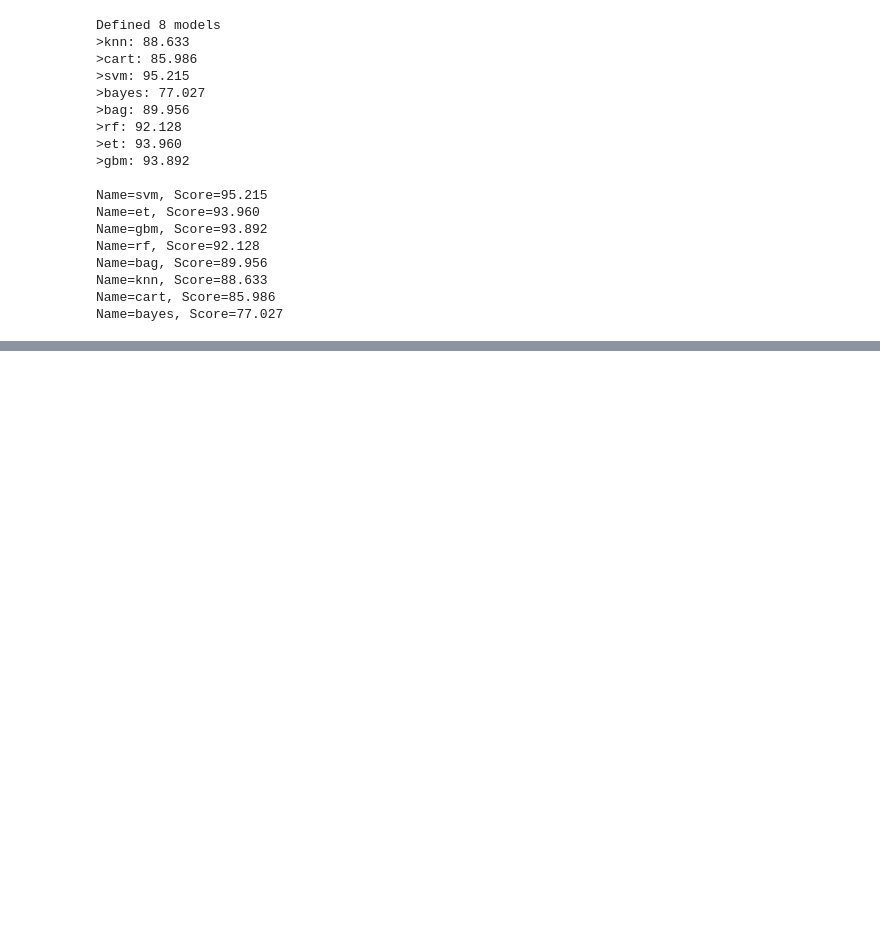
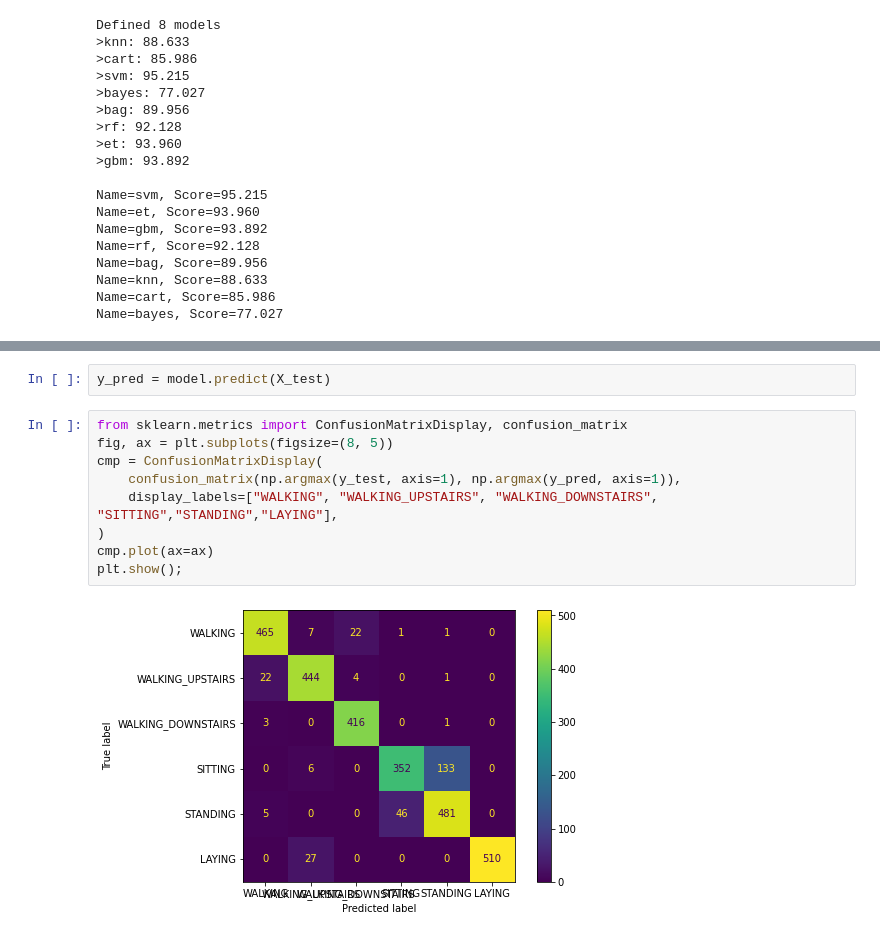
Before and after one commit to xzhangmiles/CS6140_SP_2022_Project_Human_Activity_Recognition, a Jupyter notebook: CS6140_Term_Project_Group_13_Human_Activity_Recognition.ipynb, the cells around one changed output, grey strips where cells are left out. Saved outputs shown, nothing was run; the diff lists cells and outputs as text; blank space fills up the shorter version.

```diff
--- a/CS6140_Term_Project_Group_13_Human_Activity_Recognition.ipynb
+++ b/CS6140_Term_Project_Group_13_Human_Activity_Recognition.ipynb
@@ -357,0 +505,13 @@ Name=bayes, Score=77.027
+# %%
+y_pred = model.predict(X_test)
+# %%
+from sklearn.metrics import ConfusionMatrixDisplay, confusion_matrix
+fig, ax = plt.subplots(figsize=(8, 5))
+cmp = ConfusionMatrixDisplay(
+    confusion_matrix(np.argmax(y_test, axis=1), np.argmax(y_pred, axis=1)),
+    display_labels=["WALKING", "WALKING_UPSTAIRS", "WALKING_DOWNSTAIRS", "SITTING","STANDING","LAYING"],
+)
+cmp.plot(ax=ax)
+plt.show();
+# %% [output]
+[figure, added]
```
Also changed, not shown: parts of 8 cells of this notebook, 18 other files.
